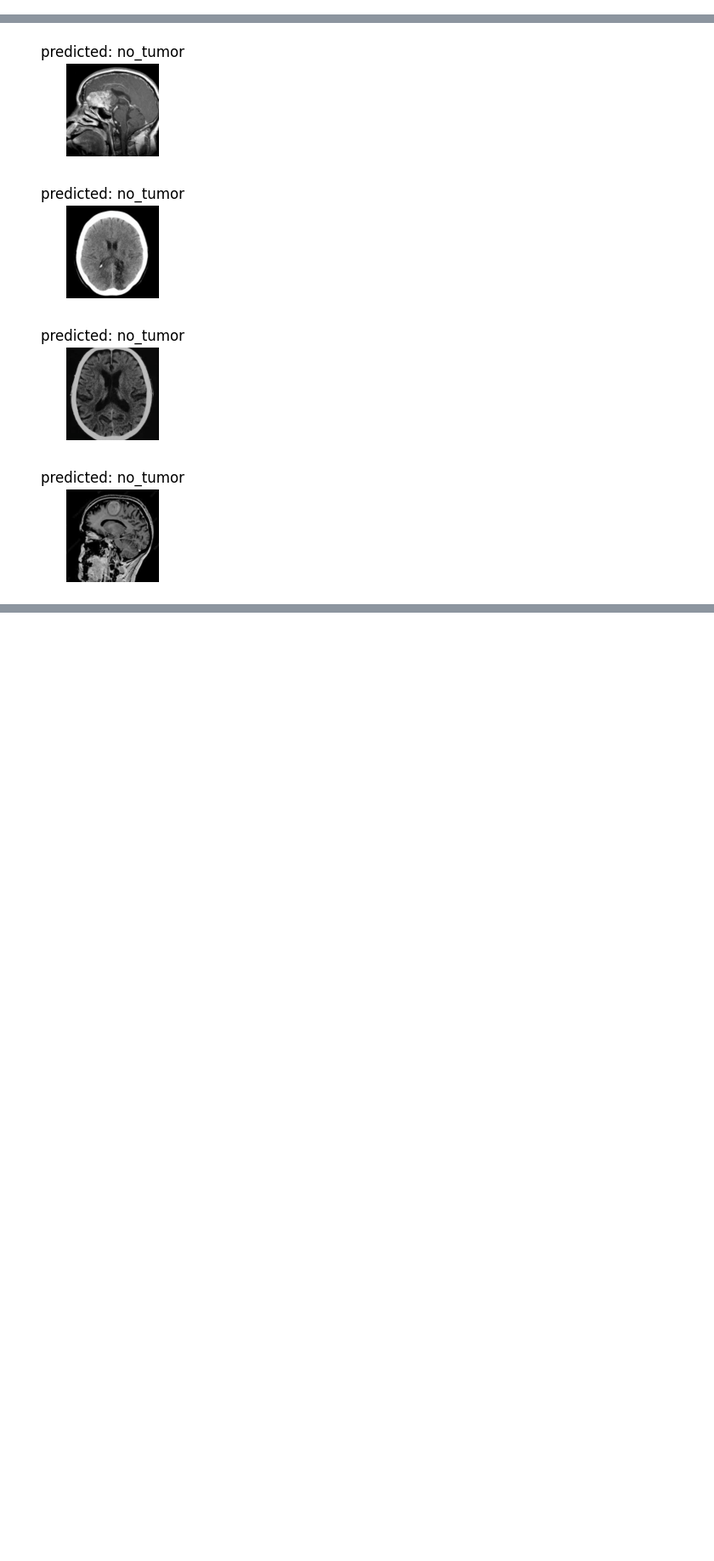
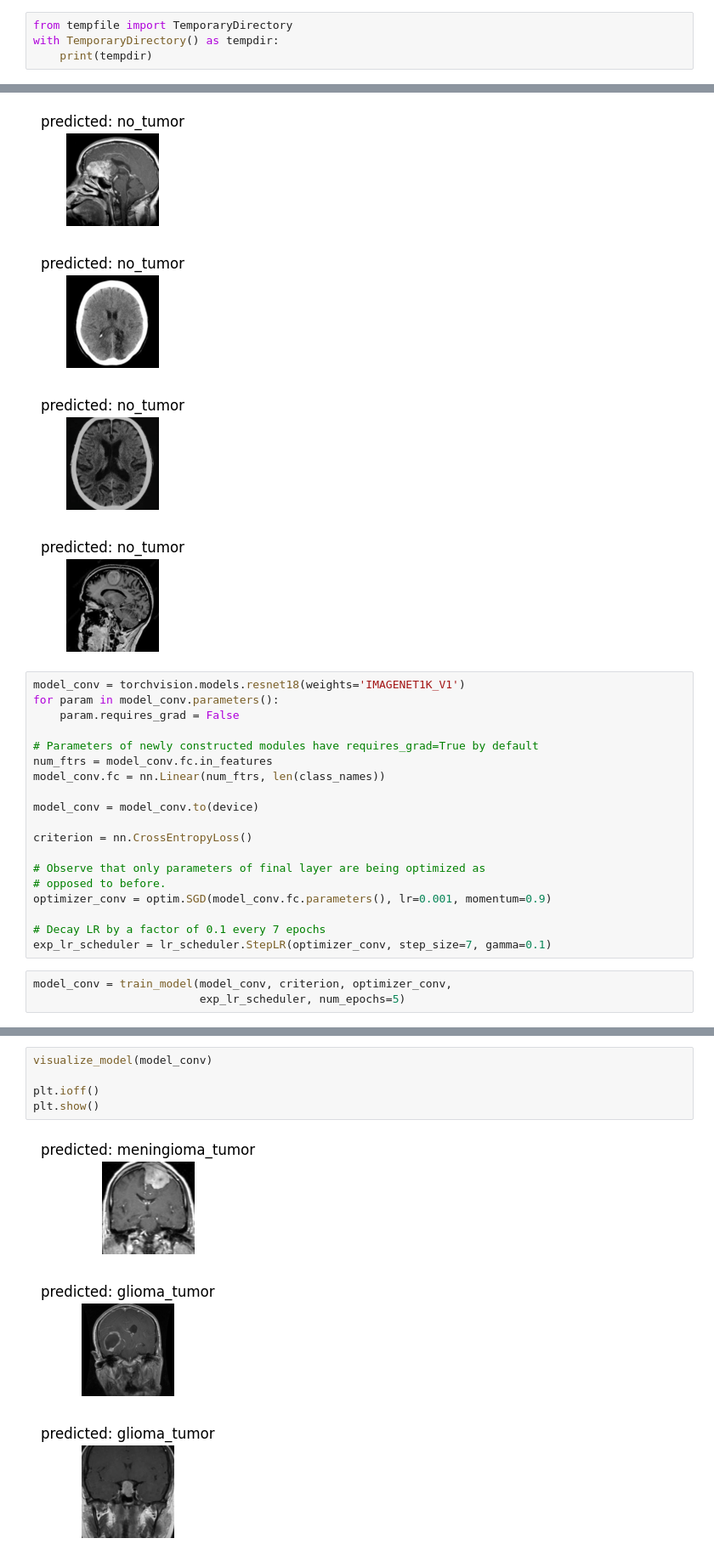
Before and after one commit to Al-Hasib/Brain-Tumor-Classification-with-MLOPs, a Jupyter notebook: experiment.ipynb, the cells around one changed output, grey strips where cells are left out. Shown: that part at 85% size. Drawn from its saved outputs; the diff is of its cells as text; blank space fills up the shorter version.

```diff
--- a/experiment.ipynb
+++ b/experiment.ipynb
@@ -123,3 +123,7 @@ out = torchvision.utils.make_grid(inputs)
 imshow(out, title=[class_names[x] for x in classes])
 # %% [output]
 [figure]
+# %%
+from tempfile import TemporaryDirectory
+with TemporaryDirectory() as tempdir:
+    print(tempdir)
@@ -265,3 +271,25 @@ visualize_model(model_ft)
 [figure]
 [figure]
 [figure]
+# %%
+model_conv = torchvision.models.resnet18(weights='IMAGENET1K_V1')
+for param in model_conv.parameters():
+    param.requires_grad = False
+
+# Parameters of newly constructed modules have requires_grad=True by default
+num_ftrs = model_conv.fc.in_features
+model_conv.fc = nn.Linear(num_ftrs, len(class_names))
+
+model_conv = model_conv.to(device)
+
+criterion = nn.CrossEntropyLoss()
+
+# Observe that only parameters of final layer are being optimized as
+# opposed to before.
+optimizer_conv = optim.SGD(model_conv.fc.parameters(), lr=0.001, momentum=0.9)
+
+# Decay LR by a factor of 0.1 every 7 epochs
+exp_lr_scheduler = lr_scheduler.StepLR(optimizer_conv, step_size=7, gamma=0.1)
+# %%
+model_conv = train_model(model_conv, criterion, optimizer_conv,
+                         exp_lr_scheduler, num_epochs=5)
@@ -267,0 +314,9 @@ visualize_model(model_ft)
+# %%
+visualize_model(model_conv)
+
+plt.ioff()
+plt.show()
+# %% [output]
+[figure, added]
+[figure, added]
+[figure, added]
```
Also changed, not shown: parts of 8 cells of this notebook, 6 other files.
